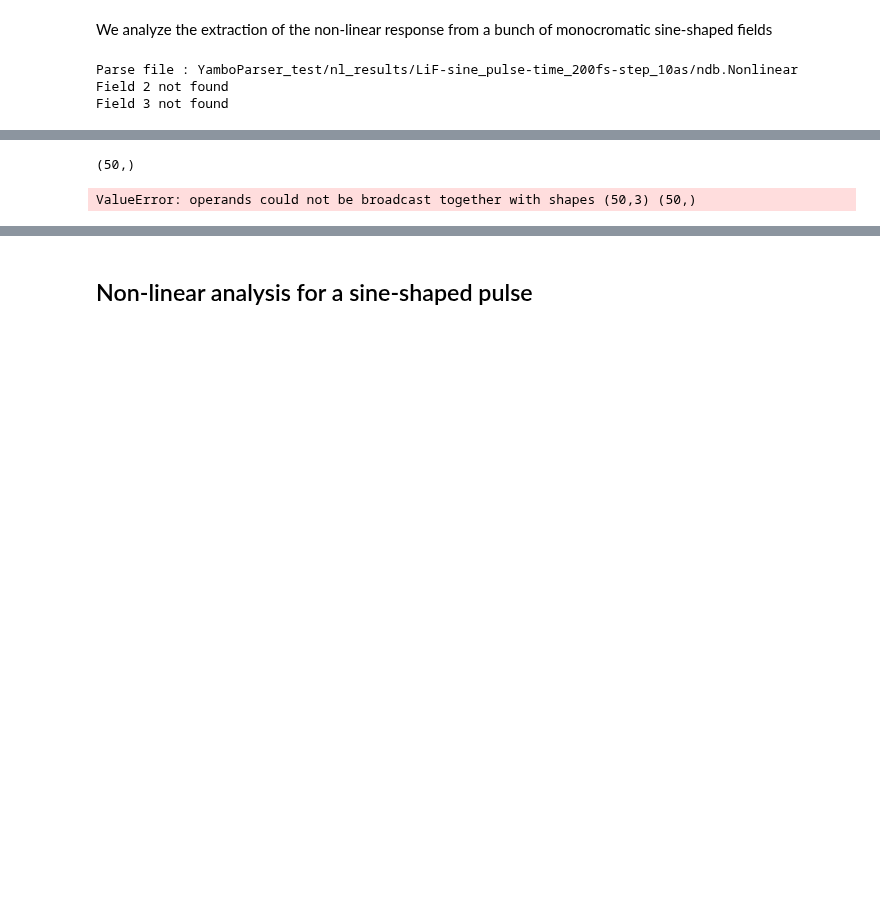
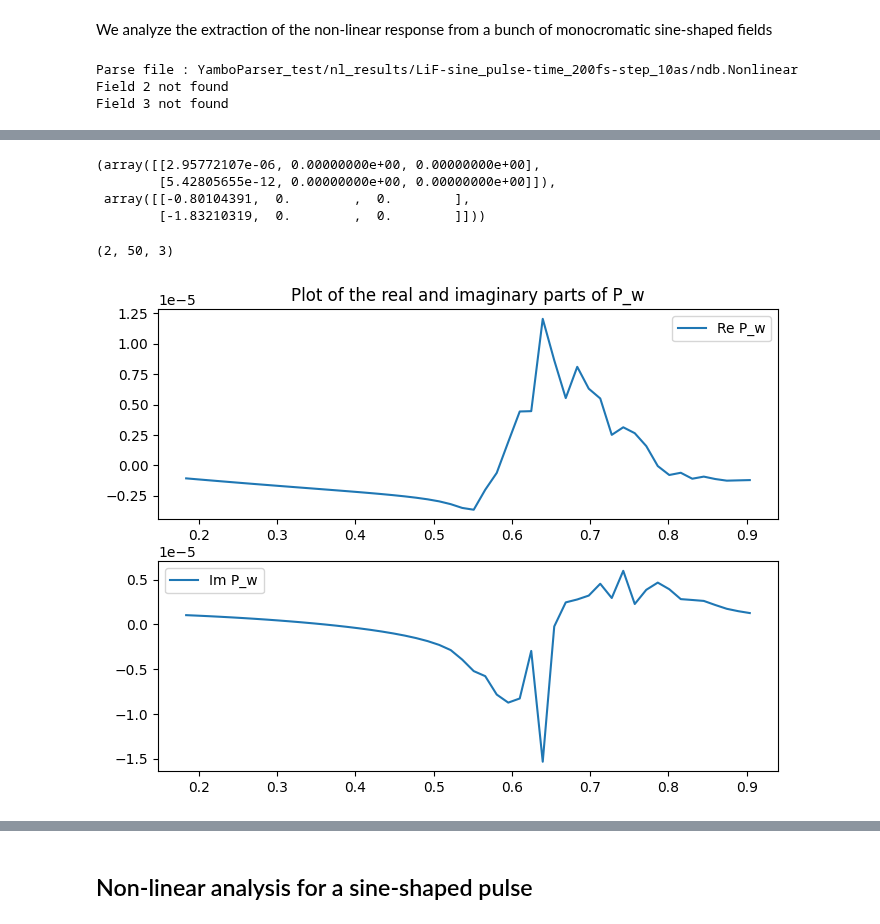
Before and after one commit to marcodalessandro76/MPPI, a Jupyter notebook: sphinx_source/tutorials/Analysis_Optics.ipynb, the cells around one changed output, grey strips where cells are left out. Saved outputs shown, nothing was run; the diff lists cells and outputs as text; code cells hidden in the pictures; blank space fills up the shorter version.

```diff
--- a/sphinx_source/tutorials/Analysis_Optics.ipynb
+++ b/sphinx_source/tutorials/Analysis_Optics.ipynb
@@ -70,7 +70,7 @@ Parse file : YamboParser_test/nl_results/LiF-sine_pulse-time_200fs-step_10as/ndb
 Field 2 not found
 Field 3 not found
 # %%
-nl = NL.Xn_from_sine(data,Trange=[-1,-1])
+nl = NL.Xn_from_sine(data,Trange=[100,-1],X_order=2)
 # %% [output]
 Time range of the simulation (in au): 0.0 - 8268.274667312273
 Time range of the simulation (in fs): 0.0 - 200.00000162820604
@@ -106,10 +87,0 @@ U.Plot_ComplexArray(nl.fields_freqs,p_w[:,0])
-# %%
-e_w = nl.eval_Efield_w()
-e_w.shape
-# %% [output]
-(50,)
-# %%
-chi = p_w/e_w
-chi.shape
-# %% [output]
-ValueError: operands could not be broadcast together with shapes (50,3) (50,)
@@ -115,0 +90,16 @@ ValueError: operands could not be broadcast together with shapes (50,3) (50,)
+# %%
+A,phi
+# %% [output]
+(array([[2.95772107e-06, 0.00000000e+00, 0.00000000e+00],
+        [5.42805655e-12, 0.00000000e+00, 0.00000000e+00]]),
+ array([[-0.80104391,  0.        ,  0.        ],
+        [-1.83210319,  0.        ,  0.        ]]))
+# %%
+p_w = nl.eval_pol_freq()
+p_w.shape
+# %% [output]
+(2, 50, 3)
+# %%
+U.Plot_ComplexArray(nl.fields_freqs,p_w[0,:,0],label='P_w')
+# %% [output]
+[figure, added]
```
Also changed, not shown: parts of 20 cells of this notebook, 1 other file.
